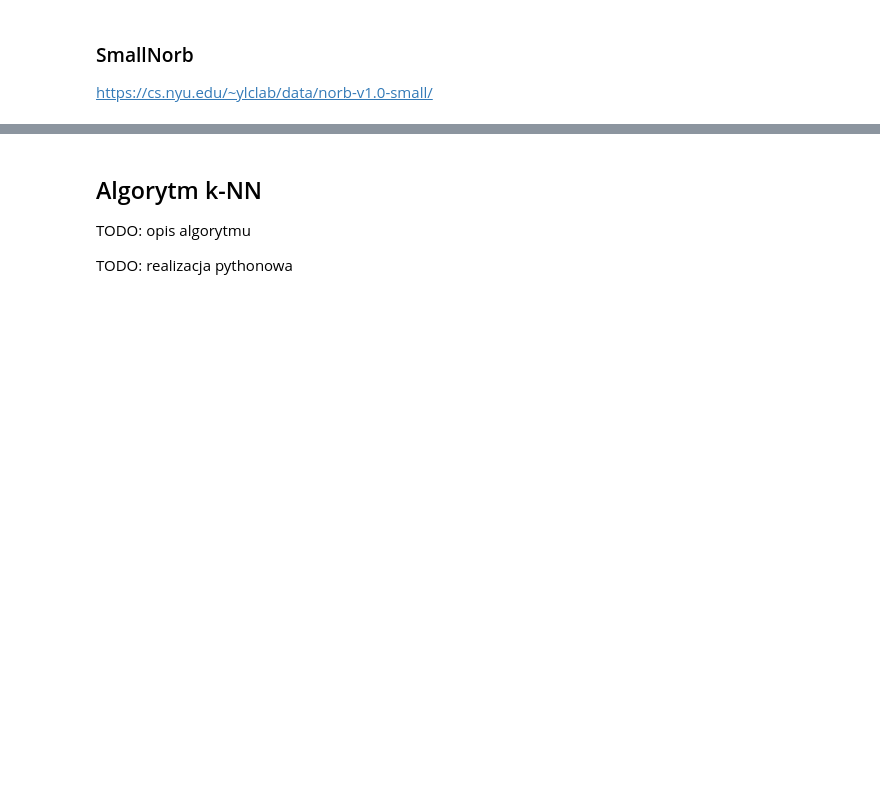
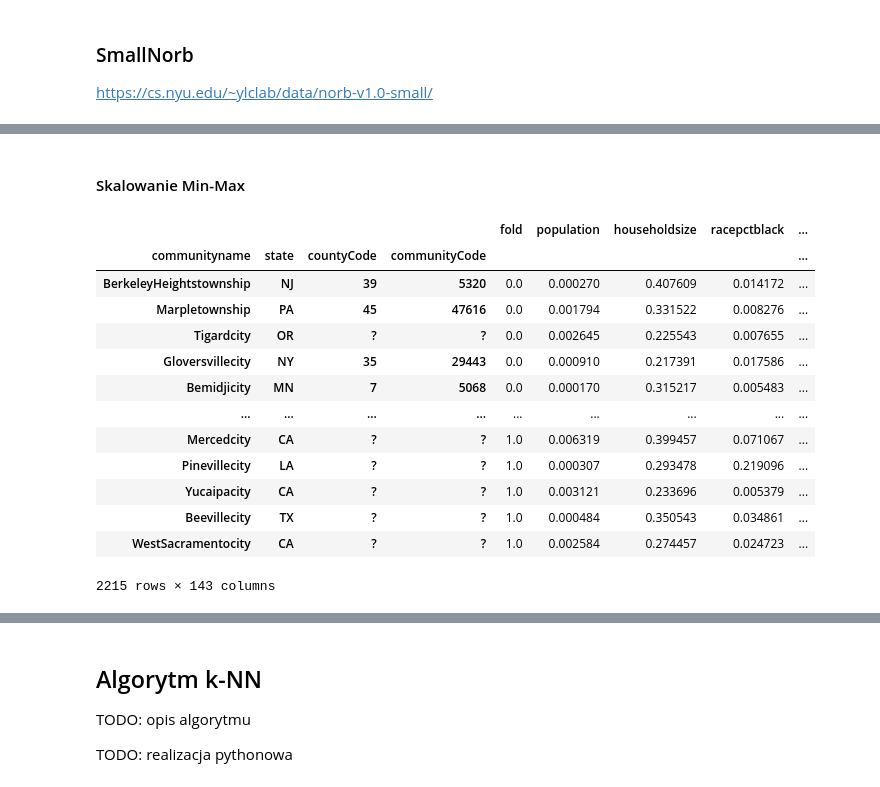
Before and after one commit to Vetchu/AGH-ML-Tutorial-1, a Jupyter notebook: Cwiczenie1.ipynb, the cells around one changed output, grey strips where cells are left out. Saved outputs shown, nothing was run; the diff lists cells and outputs as text; code cells hidden in the pictures; blank space fills up the shorter version.

```diff
--- a/Cwiczenie1.ipynb
+++ b/Cwiczenie1.ipynb
@@ -103,0 +249,22 @@ TODO: przykładowe wywołania poleceń
+# %% [markdown]
+#### Skalowanie Min-Max
+# %%
+minmax = MinMaxScaler(feature_range=(0,1))
+minmax_df = minmax.fit_transform(cc_df_filled)
+df_scaled = pd.DataFrame(minmax_df, columns=cc_df_filled.columns, index=cc_df_filled.index)
+df_scaled
+# %% [output]
+|  |  |  |  | fold | population | householdsize | racepctblack | ... |
+| communityname | state | countyCode | communityCode |  |  |  |  | ... |
+| BerkeleyHeightstownship | NJ | 39 | 5320 | 0.0 | 0.000270 | 0.407609 | 0.014172 | ... |
+| Marpletownship | PA | 45 | 47616 | 0.0 | 0.001794 | 0.331522 | 0.008276 | ... |
+| Tigardcity | OR | ? | ? | 0.0 | 0.002645 | 0.225543 | 0.007655 | ... |
+| Gloversvillecity | NY | 35 | 29443 | 0.0 | 0.000910 | 0.217391 | 0.017586 | ... |
+| Bemidjicity | MN | 7 | 5068 | 0.0 | 0.000170 | 0.315217 | 0.005483 | ... |
+| ... | ... | ... | ... | ... | ... | ... | ... | ... |
+| Mercedcity | CA | ? | ? | 1.0 | 0.006319 | 0.399457 | 0.071067 | ... |
+| Pinevillecity | LA | ? | ? | 1.0 | 0.000307 | 0.293478 | 0.219096 | ... |
+| Yucaipacity | CA | ? | ? | 1.0 | 0.003121 | 0.233696 | 0.005379 | ... |
+| Beevillecity | TX | ? | ? | 1.0 | 0.000484 | 0.350543 | 0.034861 | ... |
+| WestSacramentocity | CA | ? | ? | 1.0 | 0.002584 | 0.274457 | 0.024723 | ... |
+2215 rows × 143 columns
```
Also changed, not shown: parts of 30 cells of this notebook, 1 other file.
